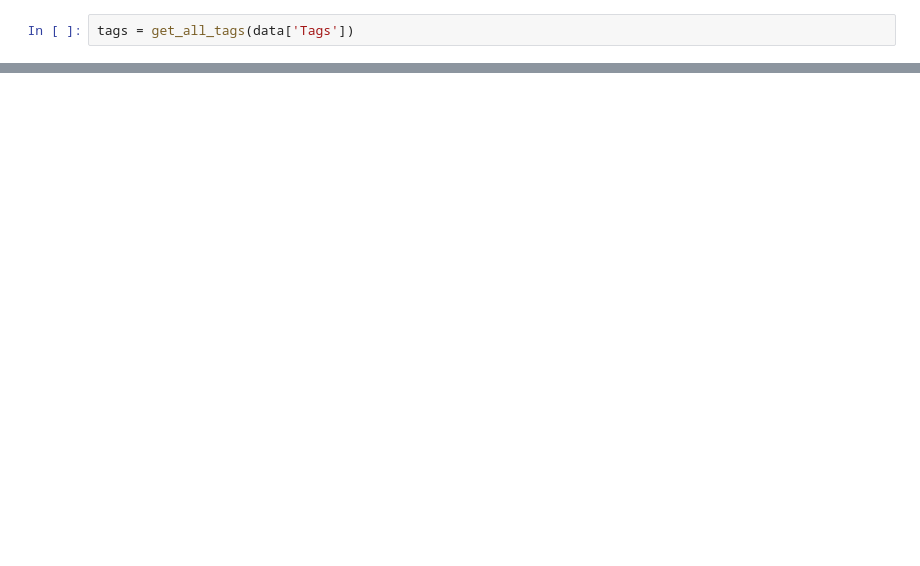
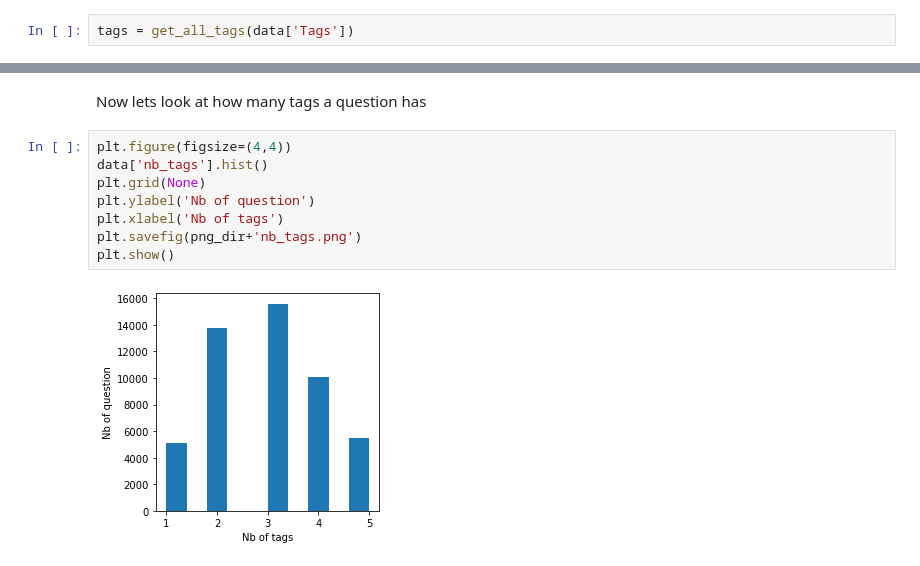
Before and after one commit to Jeremynadal33/categorize_question_API, a Jupyter notebook: cleaning.ipynb, the cells around one changed output, grey strips where cells are left out. Drawn from its saved outputs; the diff is of its cells as text; blank space fills up the shorter version.

```diff
--- a/cleaning.ipynb
+++ b/cleaning.ipynb
@@ -126,0 +159,12 @@ test = data['Tags'][:5]
+# %% [markdown]
+Now lets look at how many tags a question has
+# %%
+plt.figure(figsize=(4,4))
+data['nb_tags'].hist()
+plt.grid(None)
+plt.ylabel('Nb of question')
+plt.xlabel('Nb of tags')
+plt.savefig(png_dir+'nb_tags.png')
+plt.show()
+# %% [output]
+[figure, added]
```
Also changed, not shown: parts of 30 cells of this notebook, 8 other files.
